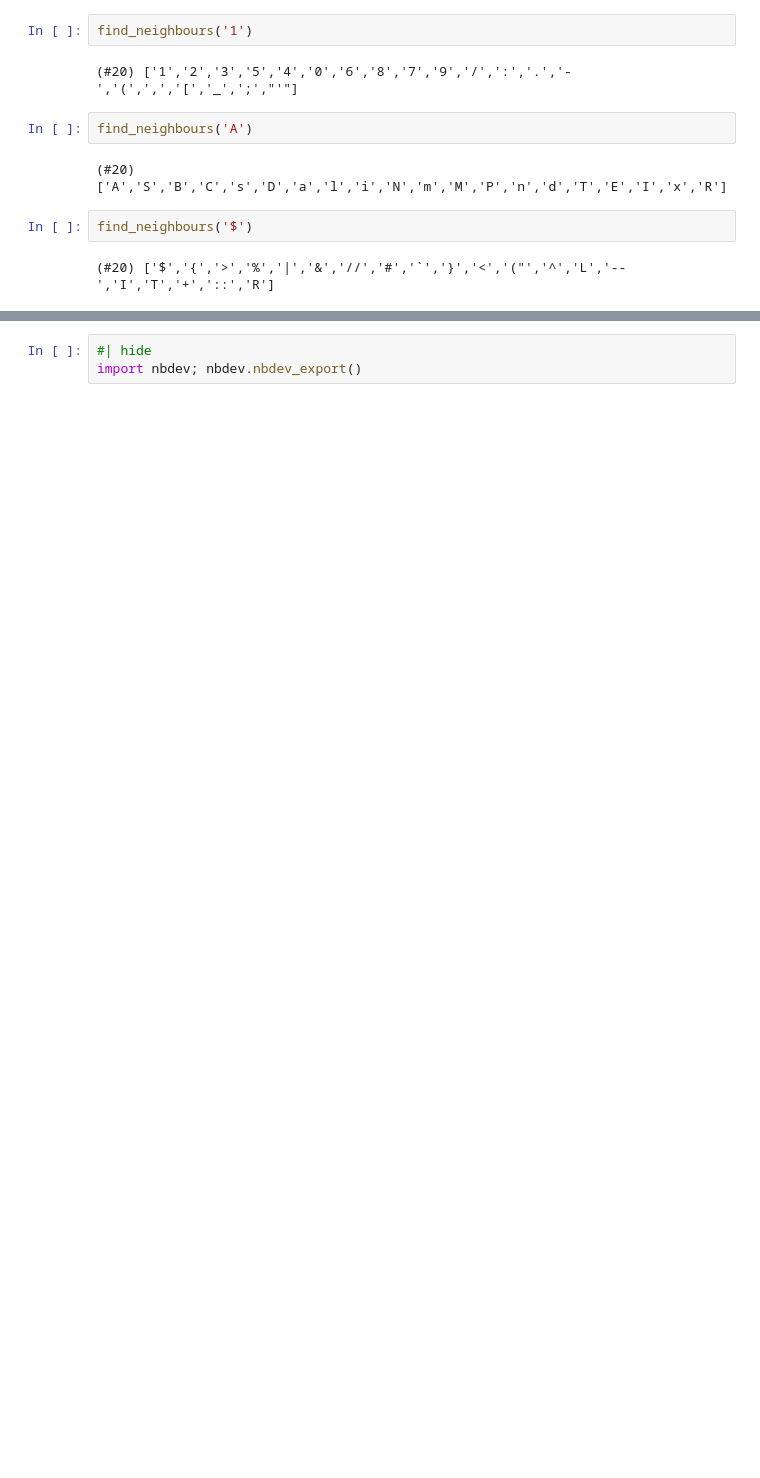
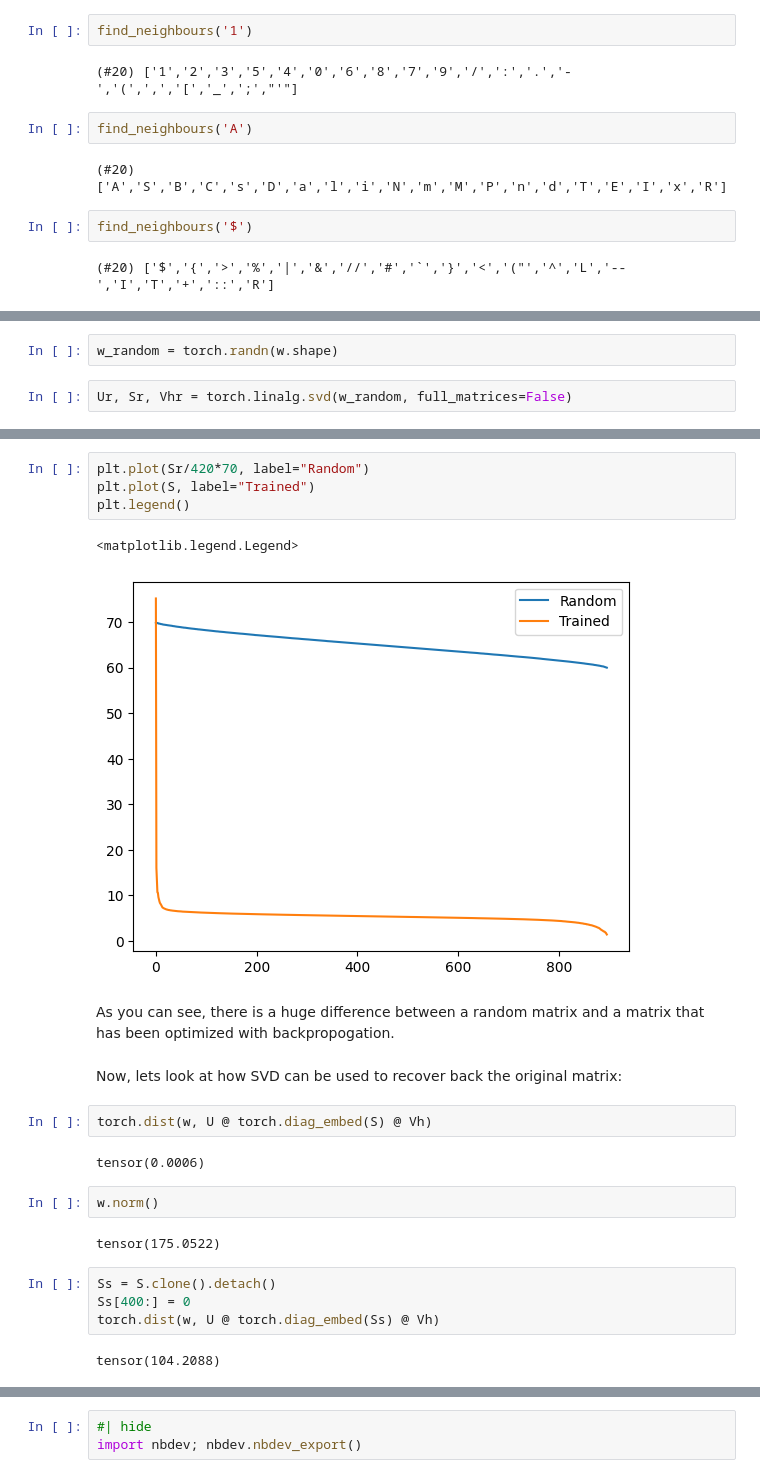
Before and after one commit to ozpau/make_llm, a Jupyter notebook: nbs/02_token_embeddings.ipynb, the cells around one changed output, grey strips where cells are left out. Saved outputs shown, nothing was run; the diff lists cells and outputs as text; blank space fills up the shorter version.

```diff
--- a/nbs/02_token_encoding.ipynb
+++ b/nbs/02_token_embeddings.ipynb
@@ -327,0 +449,4 @@ find_neighbours('$')
+# %%
+w_random = torch.randn(w.shape)
+# %%
+Ur, Sr, Vhr = torch.linalg.svd(w_random, full_matrices=False)
@@ -327,0 +466,25 @@ find_neighbours('$')
+# %%
+plt.plot(Sr/420*70, label="Random")
+plt.plot(S, label="Trained")
+plt.legend()
+# %% [output]
+<matplotlib.legend.Legend>
+[figure, added]
+# %% [markdown]
+As you can see, there is a huge difference between a random matrix and a matrix that has been optimized with backpropogation.
+# %% [markdown]
+Now, lets look at how SVD can be used to recover back the original matrix:
+# %%
+torch.dist(w, U @ torch.diag_embed(S) @ Vh)
+# %% [output]
+tensor(0.0006)
+# %%
+w.norm()
+# %% [output]
+tensor(175.0522)
+# %%
+Ss = S.clone().detach()
+Ss[400:] = 0
+torch.dist(w, U @ torch.diag_embed(Ss) @ Vh)
+# %% [output]
+tensor(104.2088)
```
Also changed, not shown: parts of 108 cells of this notebook, 3 other files.
